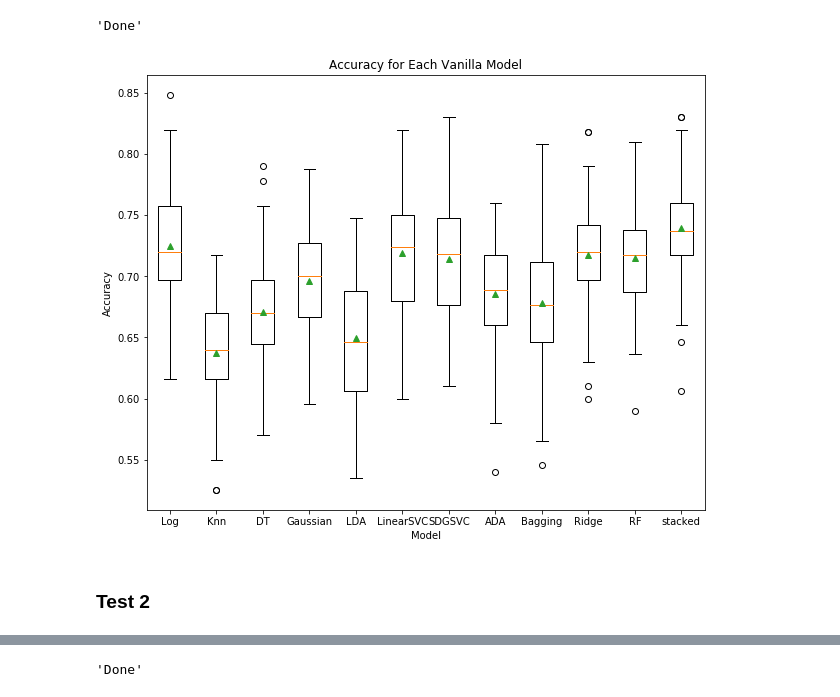
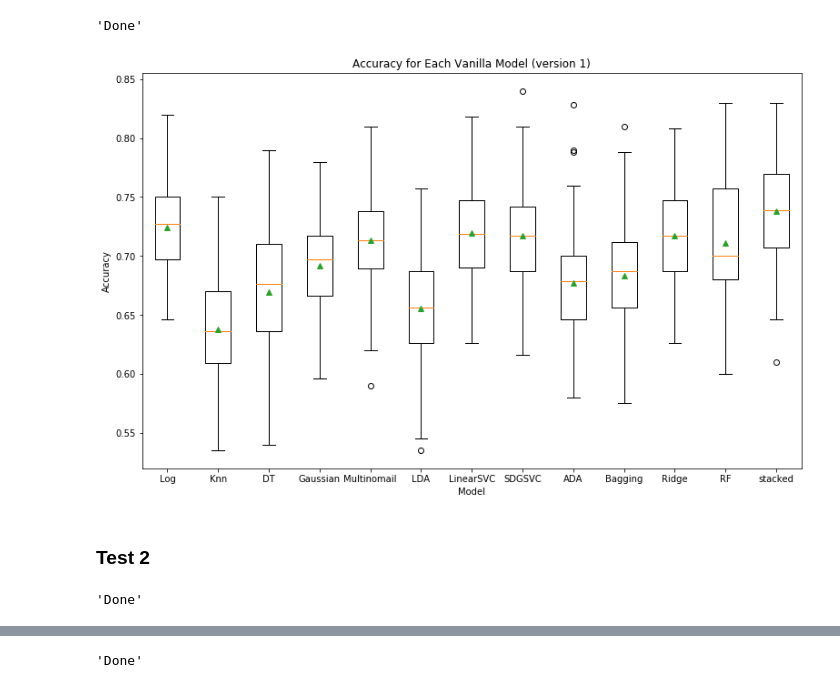
Before and after one commit to HeeebsInc/Google_Apple_Sentiment_Analysis, a Jupyter notebook: ModelingSKLearn.ipynb, the cells around one changed output, grey strips where cells are left out. Cells and saved outputs as stored; diff of their text form; code cells hidden in the pictures.

```diff
--- a/ModelingSKLearn.ipynb
+++ b/ModelingSKLearn.ipynb
@@ -43,7 +59,7 @@ Name: Emotion_New, dtype: int64
 ### Test 1
 # %%
 models = {'Log': LogisticRegression(), 'Knn': KNeighborsClassifier(), 'DT': DecisionTreeClassifier(random_state = 10),
-          'Gaussian': GaussianNB(), 'LDA': LinearDiscriminantAnalysis(),
+          'Gaussian': GaussianNB(), 'Multinomail': MultinomialNB(), 'LDA': LinearDiscriminantAnalysis(),
           'LinearSVC': LinearSVC(max_iter = 1250, random_state = 10), 'SDGSVC': SGDClassifier(random_state = 10),
           'ADA': AdaBoostClassifier(random_state = 10), 'Bagging': BaggingClassifier(random_state = 10),
           'Ridge': RidgeClassifier(random_state = 10), 'RF': RandomForestClassifier(random_state = 10)}
@@ -60,8 +76,24 @@ save_cv_results(result_dict, 'models/VanillaResults1.p')
 # %%
 results = [i[1] for i in result_dict.items()]
 model_names = [i for i in result_dict.keys()]
-plot_model_results(results, model_names, 'figures/VanillaResults1', figsize = (10, 8))
+plot_model_results(results, model_names, 'figures/VanillaResults1', figure_title = 'Accuracy for Each Vanilla Model (version 1)',
+                   figsize = (13, 8))
 # %% [output]
-[figure, old version]
+[figure, new version]
 # %% [markdown]
 ### Test 2
+# %%
+models = {'Log': LogisticRegression(), 'Gaussian': GaussianNB(), 'Multinomail': MultinomialNB(),
+          'LinearSVC': LinearSVC(max_iter = 1250, random_state = 10), 'SDGSVC': SGDClassifier(random_state = 10),
+          'ADA': AdaBoostClassifier(random_state = 10), 'Bagging': BaggingClassifier(random_state = 10),
+          'Ridge': RidgeClassifier(random_state = 10), 'RF': RandomForestClassifier(random_state = 10)}
+
+#create stacked model
+new_models = stacked_model(models)
+
+# getting results and model
+result_dict = test_models(x_train, y_train, new_models, n_jobs = -1)
+
+save_cv_results(result_dict, 'models/VanillaResults2.p')
+# %% [output]
+'Done'
```
Also changed, not shown: parts of 33 cells of this notebook, 10 other files.
